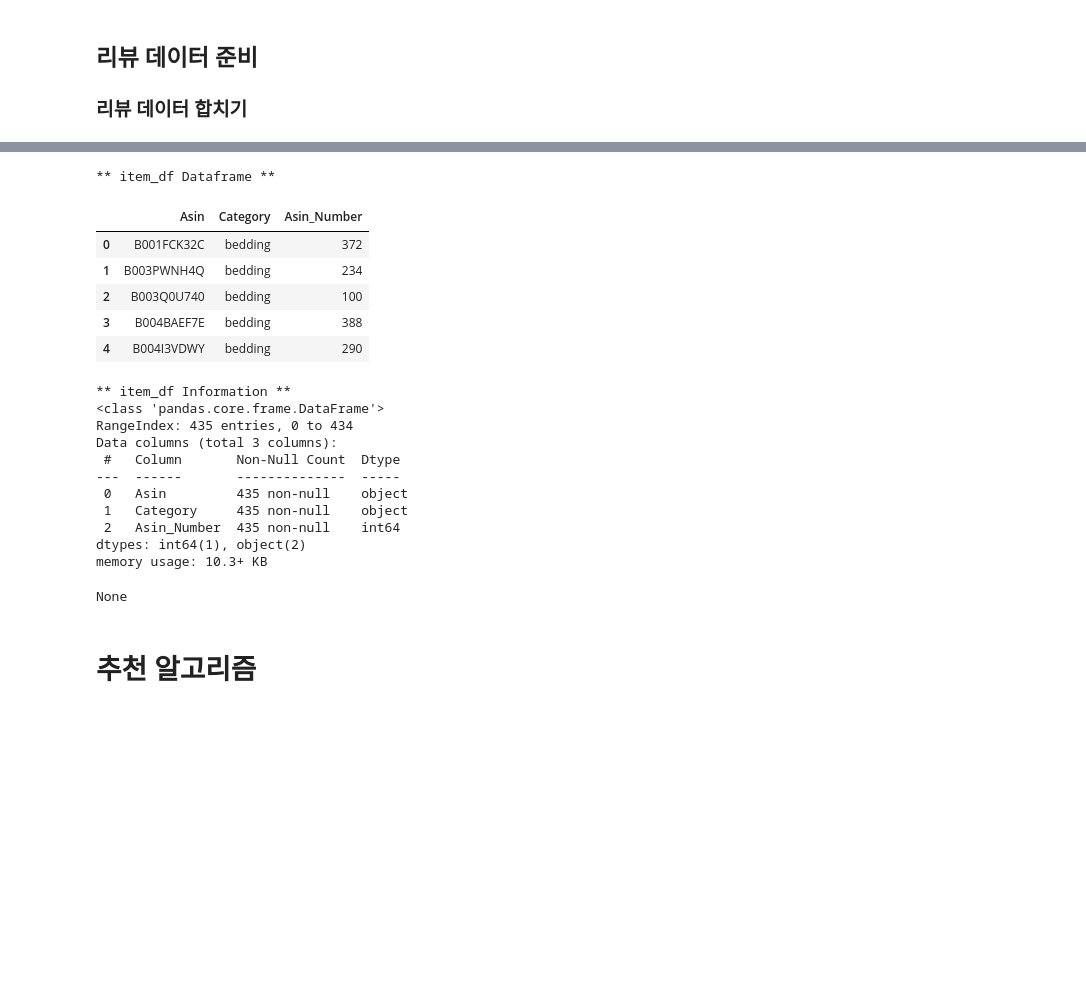
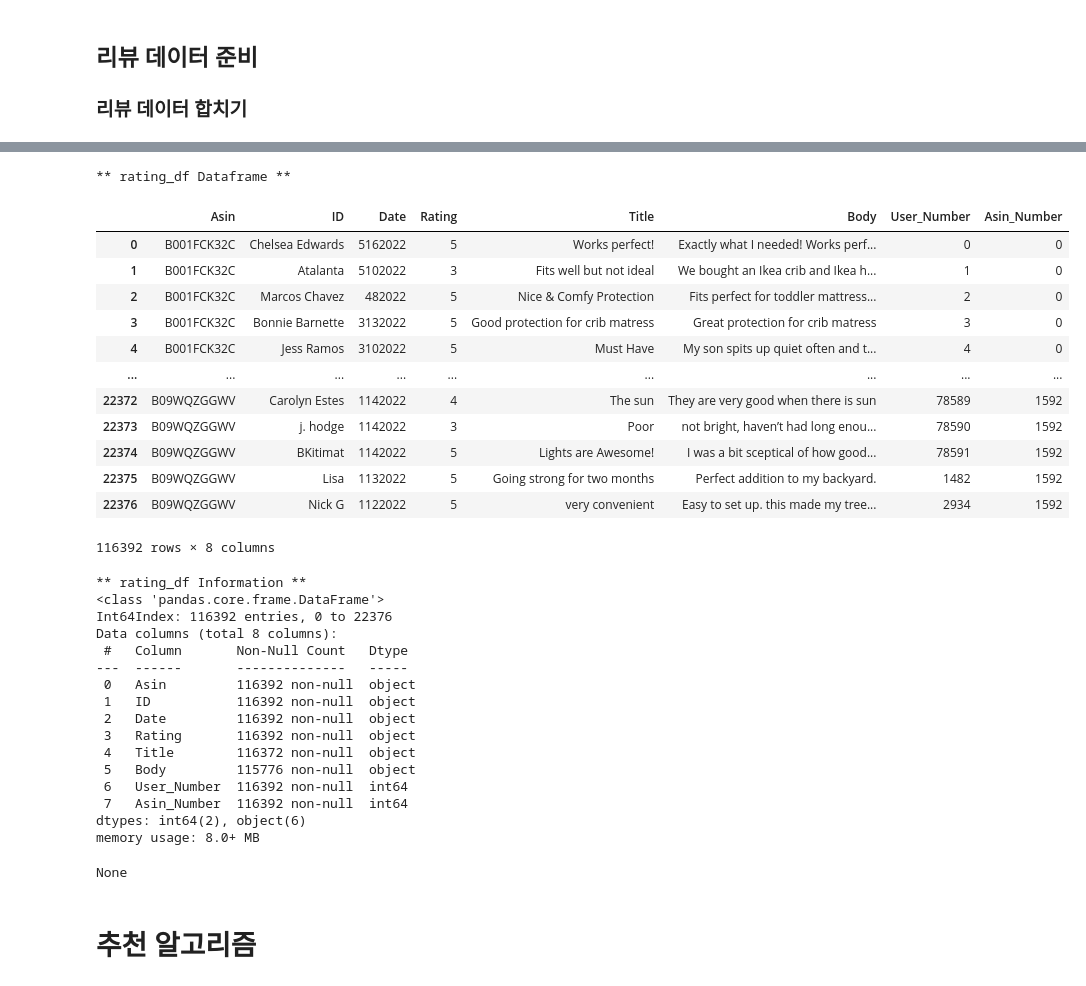
Before and after one commit to 4plus6is10/homemaker-Data, a Jupyter notebook: 21. 추천 시스템 코드 정리2.ipynb, the cells around one changed output, grey strips where cells are left out. Cells and saved outputs as stored; diff of their text form; code cells hidden in the pictures; blank space fills up the shorter version.

Commit message:
[Update] Memory based 오류

```diff
--- a/21. 추천 시스템 코드 정리2.ipynb
+++ b/21. 추천 시스템 코드 정리2.ipynb
@@ -104,0 +166,2 @@ Rating: 사용자 별점
+# %%
+rating_df = pd.concat([a, b, c, d])
@@ -128,3 +209,5 @@ id_list = list(set(rating_df['ID']))
+# %%
+id_list = rating_df['ID'].unique()
 # %%
 id_number_dict = {}
 
@@ -218,2 +266,0 @@ for asin in rating_df['Asin']:
-# %%
-rating_df['Asin_Number'] = asin_number_list
@@ -247,0 +267,7 @@ None
+# %%
+asin_number_list2 = []
+
+for asin in rating_df['Asin']:
+    asin_number_list2.append(asin_number_dict.get(asin))
+
+rating_df['Asin_Number'] = asin_number_list2
@@ -248,36 +280,41 @@ None
 # %%
-asin_number_list2 = []
+print('** rating_df Dataframe **')
+display(rating_df)
 
-for i in item_df['Asin']:
-    asin_number_list2.append(asin_number_dict.get(i))
-
-item_df['Asin_Number'] = asin_number_list2
-
-print('** item_df Dataframe **')
-display(item_df.head())
-
-print('\n** item_df Information **')
-display(item_df.info())
+print('\n** rating_df Information **')
+display(rating_df.info())
 # %% [output]
-** item_df Dataframe **
+** rating_df Dataframe **
-|  | Asin | Category | Asin_Number |
-| 0 | B001FCK32C | bedding | 372 |
-| 1 | B003PWNH4Q | bedding | 234 |
-| 2 | B003Q0U740 | bedding | 100 |
-| 3 | B004BAEF7E | bedding | 388 |
-| 4 | B004I3VDWY | bedding | 290 |
+|  | Asin | ID | Date | Rating | Title | Body | User_Number | Asin_Number |
+| 0 | B001FCK32C | Chelsea Edwards | 5162022 | 5 | Works perfect! | Exactly what I needed! Works perf... | 0 | 0 |
+| 1 | B001FCK32C | Atalanta | 5102022 | 3 | Fits well but not ideal | We bought an Ikea crib and Ikea h... | 1 | 0 |
+| 2 | B001FCK32C | Marcos Chavez | 482022 | 5 | Nice & Comfy Protection | Fits perfect for toddler mattress... | 2 | 0 |
+| 3 | B001FCK32C | Bonnie Barnette | 3132022 | 5 | Good protection for crib matress | Great protection for crib matress | 3 | 0 |
+| 4 | B001FCK32C | Jess Ramos | 3102022 | 5 | Must Have | My son spits up quiet often and t... | 4 | 0 |
+| ... | ... | ... | ... | ... | ... | ... | ... | ... |
+| 22372 | B09WQZGGWV | Carolyn Estes | 1142022 | 4 | The sun | They are very good when there is sun | 78589 | 1592 |
+| 22373 | B09WQZGGWV | j. hodge | 1142022 | 3 | Poor | not bright, haven’t had long enou... | 78590 | 1592 |
+| 22374 | B09WQZGGWV | BKitimat | 1142022 | 5 | Lights are Awesome! | I was a bit sceptical of how good... | 78591 | 1592 |
+| 22375 | B09WQZGGWV | Lisa | 1132022 | 5 | Going strong for two months | Perfect addition to my backyard. | 1482 | 1592 |
+| 22376 | B09WQZGGWV | Nick G | 1122022 | 5 | very convenient | Easy to set up. this made my tree... | 2934 | 1592 |
-** item_df Information **
-<class 'pandas.core.frame.DataFrame'>
-RangeIndex: 435 entries, 0 to 434
-Data columns (total 3 columns):
- #   Column       Non-Null Count  Dtype
----  ------       --------------  -----
- 0   Asin         435 non-null    object
- 1   Category     435 non-null    object
- 2   Asin_Number  435 non-null    int64
-dtypes: int64(1), object(2)
-memory usage: 10.3+ KB
+116392 rows × 8 columns
-None
+** rating_df Information **
+<class 'pandas.core.frame.DataFrame'>
+Int64Index: 116392 entries, 0 to 22376
+Data columns (total 8 columns):
+ #   Column       Non-Null Count   Dtype
+---  ------       --------------   -----
+ 0   Asin         116392 non-null  object
+ 1   ID           116392 non-null  object
+ 2   Date         116392 non-null  object
+ 3   Rating       116392 non-null  object
+ 4   Title        116372 non-null  object
+ 5   Body         115776 non-null  object
+ 6   User_Number  116392 non-null  int64
+ 7   Asin_Number  116392 non-null  int64
+dtypes: int64(2), object(6)
+memory usage: 8.0+ MB
+None
 # %% [markdown]
 # 추천 알고리즘
 # %% [markdown]
```
Also changed, not shown: parts of 54 cells of this notebook.
